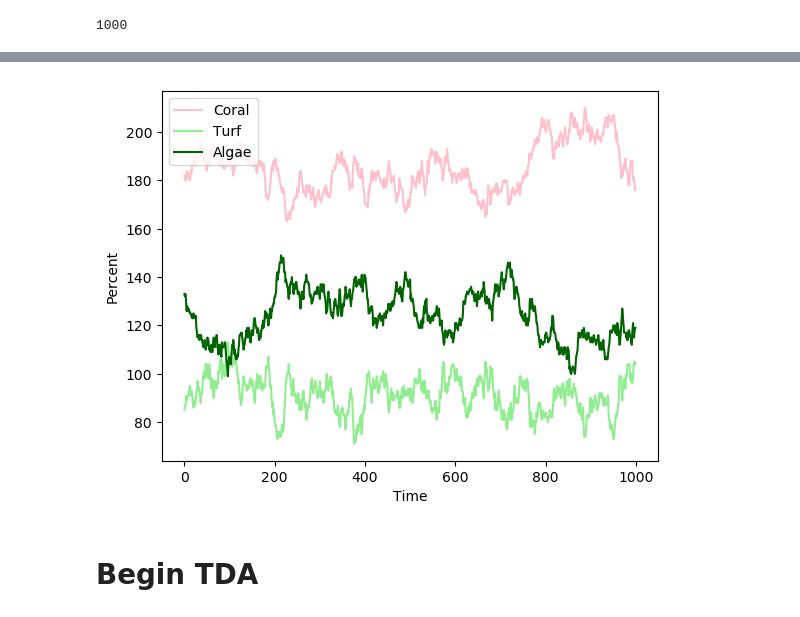
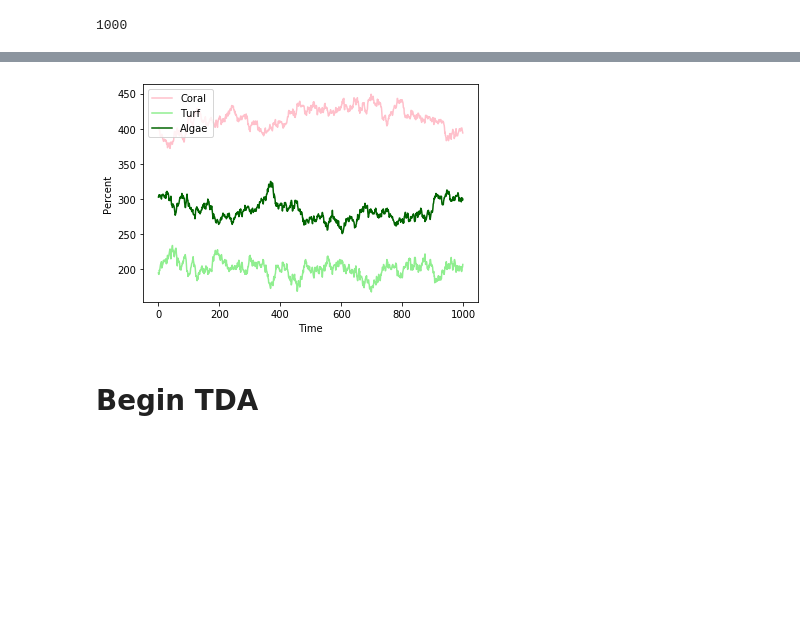
Before and after one commit to rneuhausler/coralModel-analyses, a Jupyter notebook: scripts/coralModelTDA.ipynb, the cells around one changed output, grey strips where cells are left out. Saved outputs shown, nothing was run; the diff lists cells and outputs as text; code cells hidden in the pictures; blank space fills up the shorter version.

```diff
--- a/scripts/coralModelTDA.ipynb
+++ b/scripts/coralModelTDA.ipynb
@@ -93,8 +21,8 @@ dt=.01
 tf=10
 NumberOfRuns = int(tf/dt)
 NumberOfSimulations = 2
-rows = 20
-columns = 20
+rows = 30
+columns = 30
 
 NumberOfNodes = rows * columns
 coralCount = np.zeros((NumberOfRuns, NumberOfSimulations))
@@ -145,11 +73,11 @@ averageHists(x, coralCount, turfCount, algaeCount, ylabel)
 # %%
 #Plotting progression over time for 1 simulation
 x1=coralCount[:,1]
 x2=turfCount[:,1]
 x3=algaeCount[:,1]
-timeSeries(x, x1,x2,x3)
+tl.timeSeries(x, x1,x2,x3)
 # %% [output]
-[figure, old version]
+[figure, new version]
 # %% [markdown]
 # Begin TDA
 # %% [markdown]
```
Also changed, not shown: parts of 16 cells of this notebook, 1 other file.
